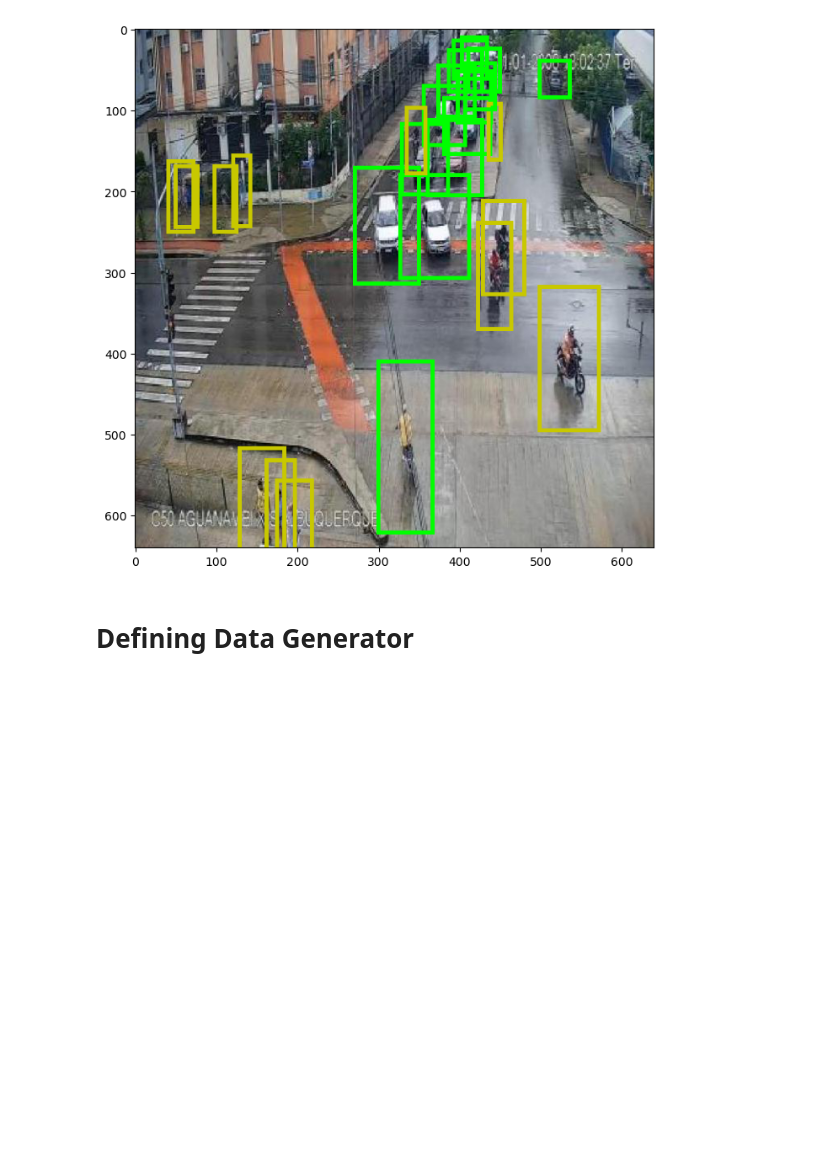
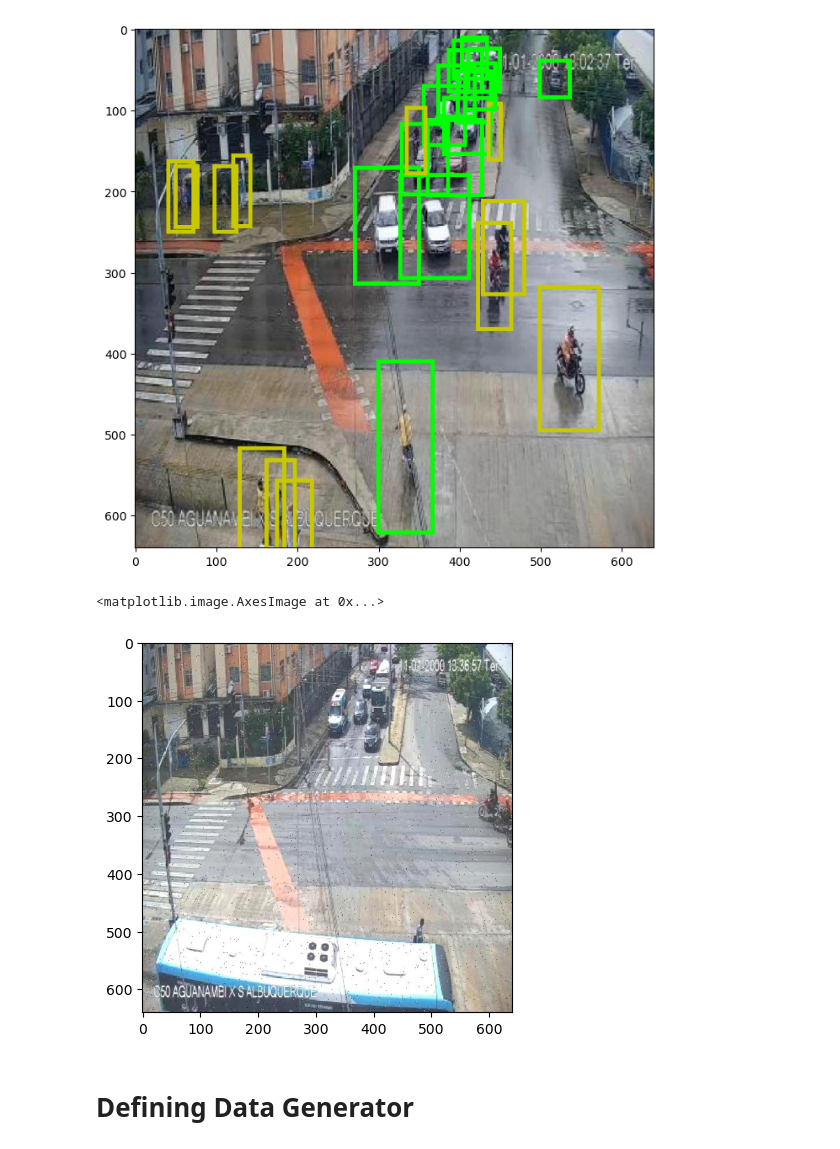
Before and after one commit to AsimWattoo/Traffic_Object_Detection_TensorFlow, a Jupyter notebook: RegionProposalNetwork.ipynb, the cells around one changed output. Saved outputs shown, nothing was run; the diff lists cells and outputs as text; code cells hidden in the pictures; blank space fills up the shorter version.

```diff
--- a/RegionProposalNetwork.ipynb
+++ b/RegionProposalNetwork.ipynb
@@ -64,6 +69,23 @@ plt.imshow(new_image)
 aguanambi-1085_png_jpg.rf.9560a8e9822039cd2b4566dd71f288a7.txt aguanambi-1085_png_jpg.rf.9560a8e9822039cd2b4566dd71f288a7.jpg
 <matplotlib.image.AxesImage at 0x...>
 [figure]
+# %%
+def load_image(images, labels, index):
+    image = plt.imread(f'{train_folder}/images/{images[index]}')
+    object_coordinates = []
+    with open(f'{train_folder}/labels/{labels[index]}', 'r') as file:
+        label = file.readlines()
+    for lab in label:
+        coordinates = [float(num) for num in lab.split(' ')]
+        coords = upscale_points(image, coordinates)
+        object_coordinates.append(coords)
+    return image, object_coordinates
+# %%
+t_image, t_coords = load_image(images, labels, 500)
+plt.imshow(t_image)
+# %% [output]
+<matplotlib.image.AxesImage at 0x...>
+[figure, added]
 # %% [markdown]
 # Defining Data Generator
 # %%
```
Also changed, not shown: parts of 10 cells of this notebook.
